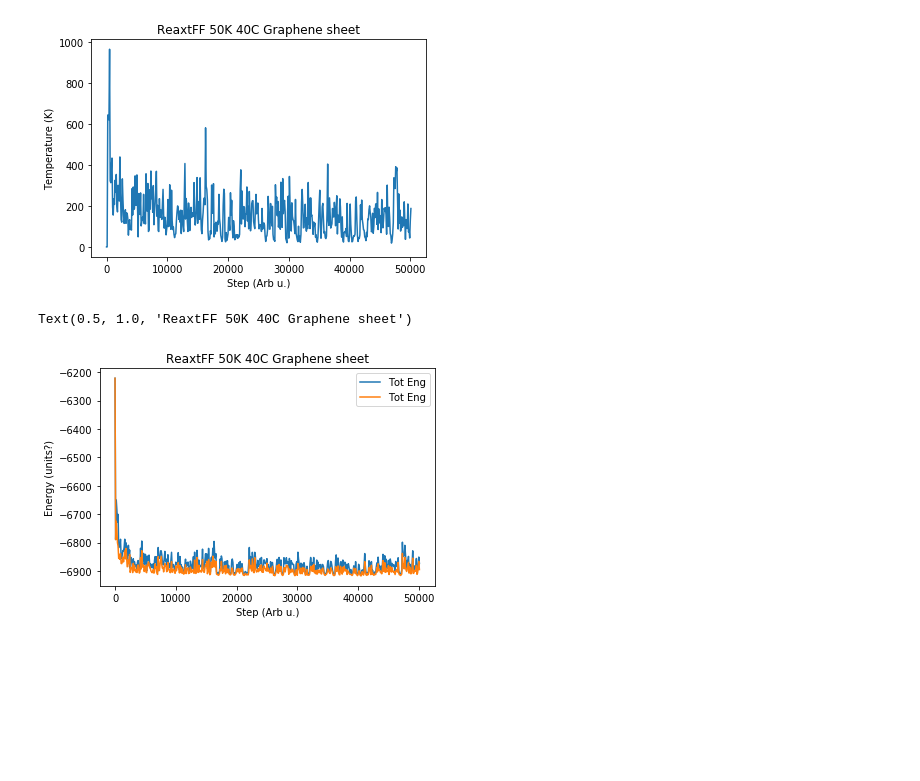
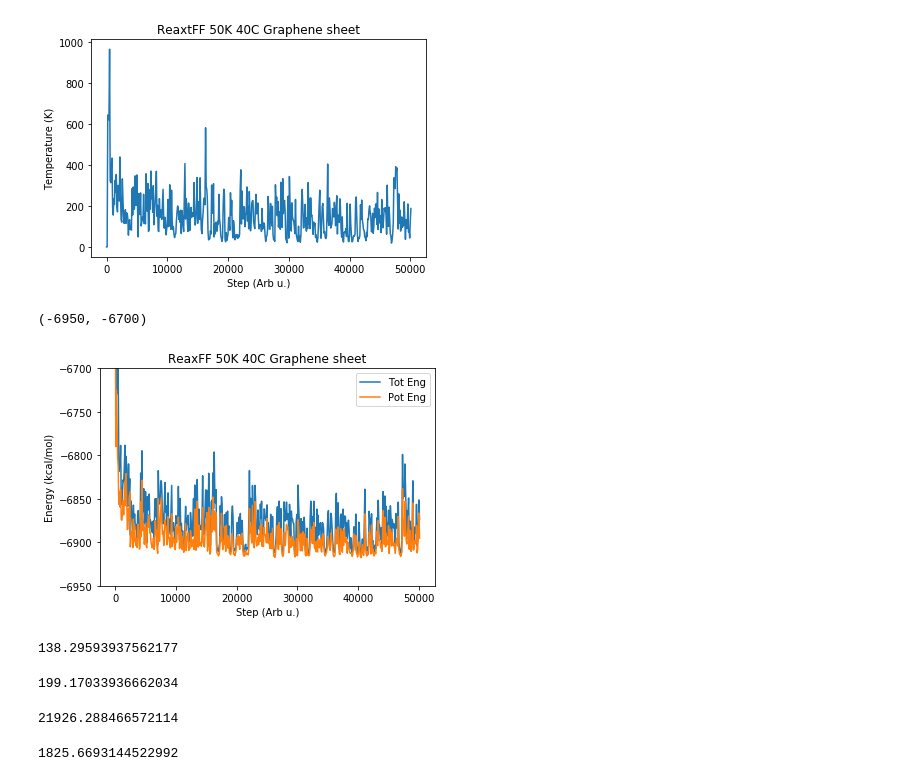
Before and after one commit to sonalij3/Graphene-Finite-Size-Study, a Jupyter notebook: analyze/lammps_log_read_graphene_initial.ipynb, the cells around one changed output. Cells and saved outputs as stored; diff of their text form; code cells hidden in the pictures; blank space fills up the shorter version.

```diff
--- a/analyze/lammps_log_read_graphene_initial.ipynb
+++ b/analyze/lammps_log_read_graphene_initial.ipynb
@@ -67,4 +95,4 @@ plt.ylim(200, 400)
 # %%
 # Usage example
 common_path = 'graphene_single_layer_ReaxFF_40_C_log.txt' # path of the lammps log file
-ReaxtFF_data = extract_properties_from_log(common_path)
+ReaxFF_data = extract_properties_from_log(common_path)
@@ -93,12 +121,23 @@ plt.title('ReaxtFF 50K 40C Graphene sheet')
 Text(0.5, 1.0, 'ReaxtFF 50K 40C Graphene sheet')
 [figure]
 # %%
-plt.plot( ReaxtFF_data['Step'] , ReaxtFF_data['TotEng'] , label='Tot Eng')
-plt.plot( ReaxtFF_data['Step'] , ReaxtFF_data['PotEng'] , label='Tot Eng')
-plt.ylabel('Energy (units?)')
+plt.plot( ReaxFF_data['Step'] , ReaxFF_data['TotEng'] , label='Tot Eng')
+plt.plot( ReaxFF_data['Step'] , ReaxFF_data['PotEng'] , label='Pot Eng')
+plt.ylabel('Energy (kcal/mol)')
 plt.xlabel('Step (Arb u.)')
 plt.legend()
-plt.title('ReaxtFF 50K 40C Graphene sheet')
+plt.title('ReaxFF 50K 40C Graphene sheet')
+plt.ylim(-6950, -6700)
 # %% [output]
-Text(0.5, 1.0, 'ReaxtFF 50K 40C Graphene sheet')
+(-6950, -6700)
-[figure, old version]
+[figure, new version]
+# %%
+T = np.mean(ReaxFF_data['Temp'][102:]) # Temperature mean
+T
+# %% [output]
+138.29593937562177
+# %%
+var_e = np.var(ReaxFF_data['PotEng'][102:]) # Variance of total energy kcal/mol
+var_e
+# %% [output]
+199.17033936662034
@@ -104,0 +154,10 @@ Text(0.5, 1.0, 'ReaxtFF 50K 40C Graphene sheet')
+# %%
+C_v*kcal_to_J # J/(mol*K)
+# %% [output]
+21926.288466572114
+# %%
+# mol to g
+mol_to_gram = 12.01 # molar mass of carbon
+C_v*kcal_to_J/mol_to_gram
+# %% [output]
+1825.6693144522992
```
Also changed, not shown: parts of 11 cells of this notebook.
